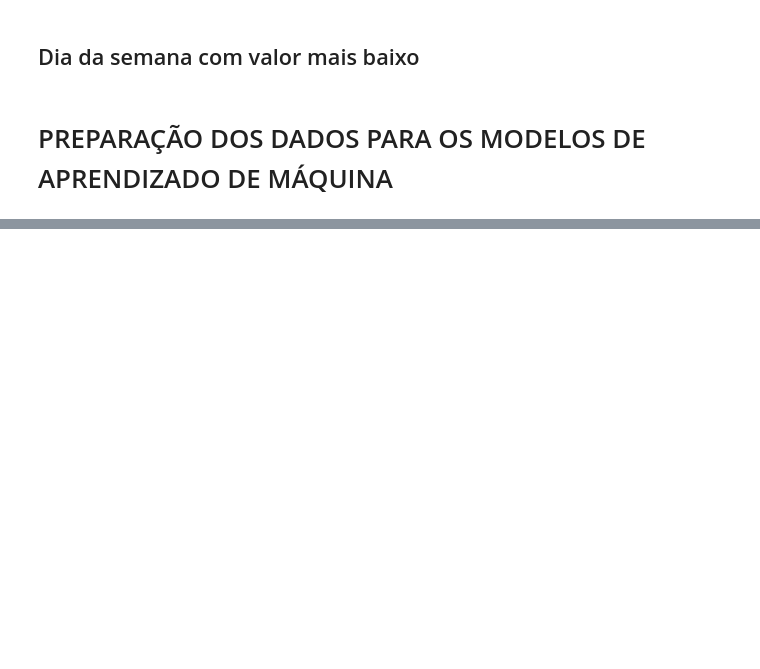
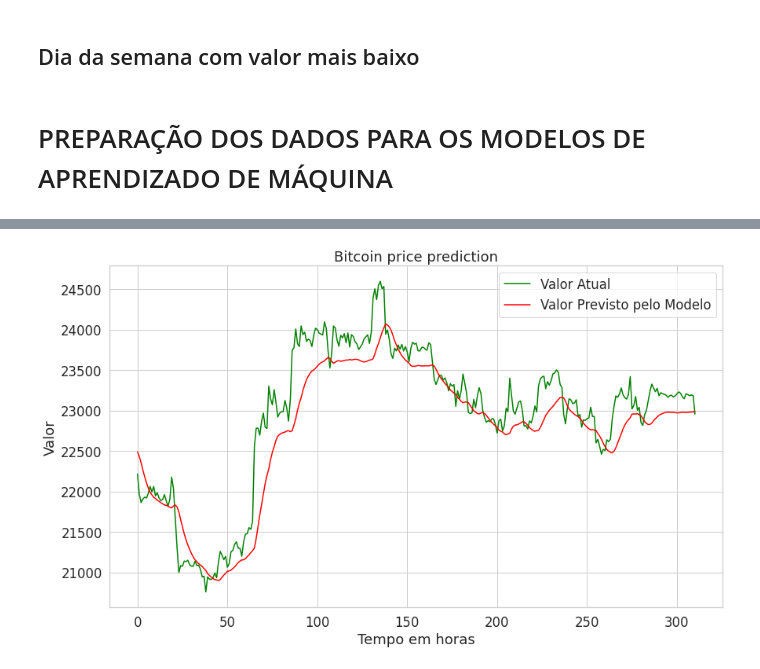
Before and after one commit to WillianAgostini/bitcoin_prediction, a Jupyter notebook: btc-price-prediction-using-lstm.ipynb, the cells around one changed output, grey strips where cells are left out. Cells and saved outputs as stored; diff of their text form; code cells hidden in the pictures; blank space fills up the shorter version.

Commit message:
previsão do modelo com dados futuros

```diff
--- a/btc-price-prediction-using-lstm.ipynb
+++ b/btc-price-prediction-using-lstm.ipynb
@@ -640,0 +619,7 @@ O intervalo entre datas é de 31/03/2020 00:01:00 até 31/03/2021 00:00:00, soma
+# %%
+filtered = importDB(relativedelta(months=12), relativedelta(months=0))
+closedValues, scaler = getCloseValues(filtered)
+trainX, trainY, testX, testY = preprocess(
+    closedValues, LOOP_BACK, SEPARATE_HOURS_TO_TEST)
+showPredictGraph(model, scaler, testX, testY)
+# %% [output]
@@ -640,0 +628 @@ O intervalo entre datas é de 31/03/2020 00:01:00 até 31/03/2021 00:00:00, soma
+[figure, added]
```
Also changed, not shown: parts of 10 cells of this notebook.
